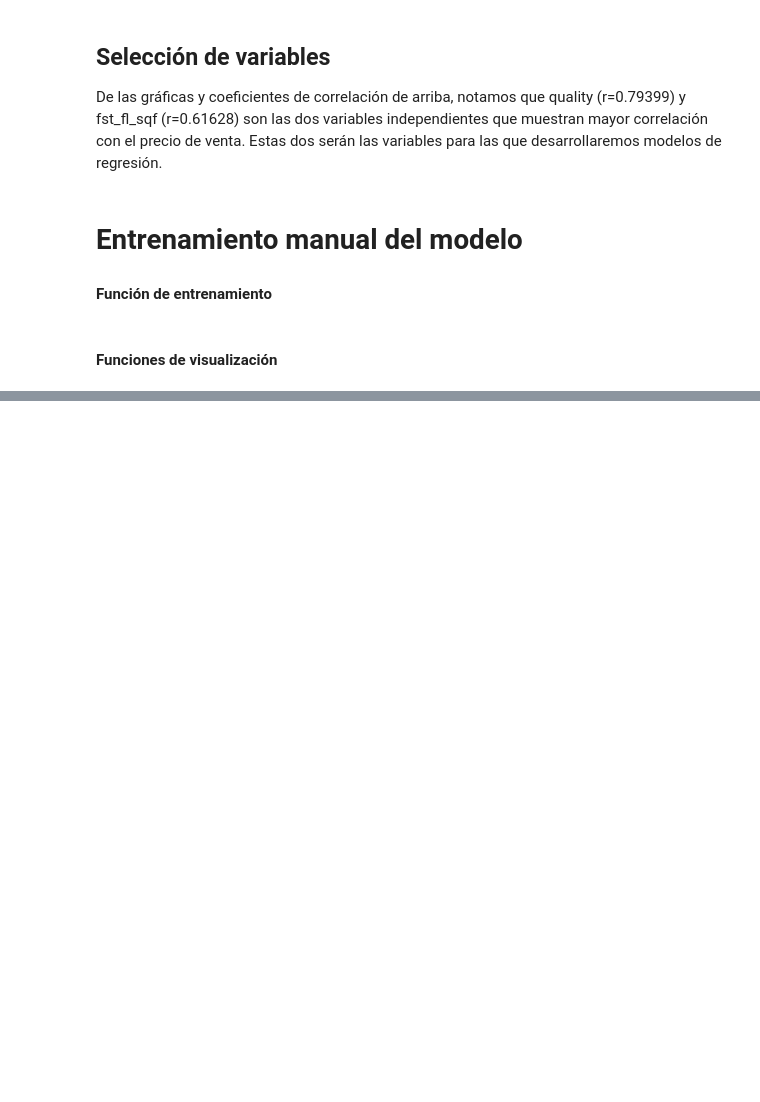
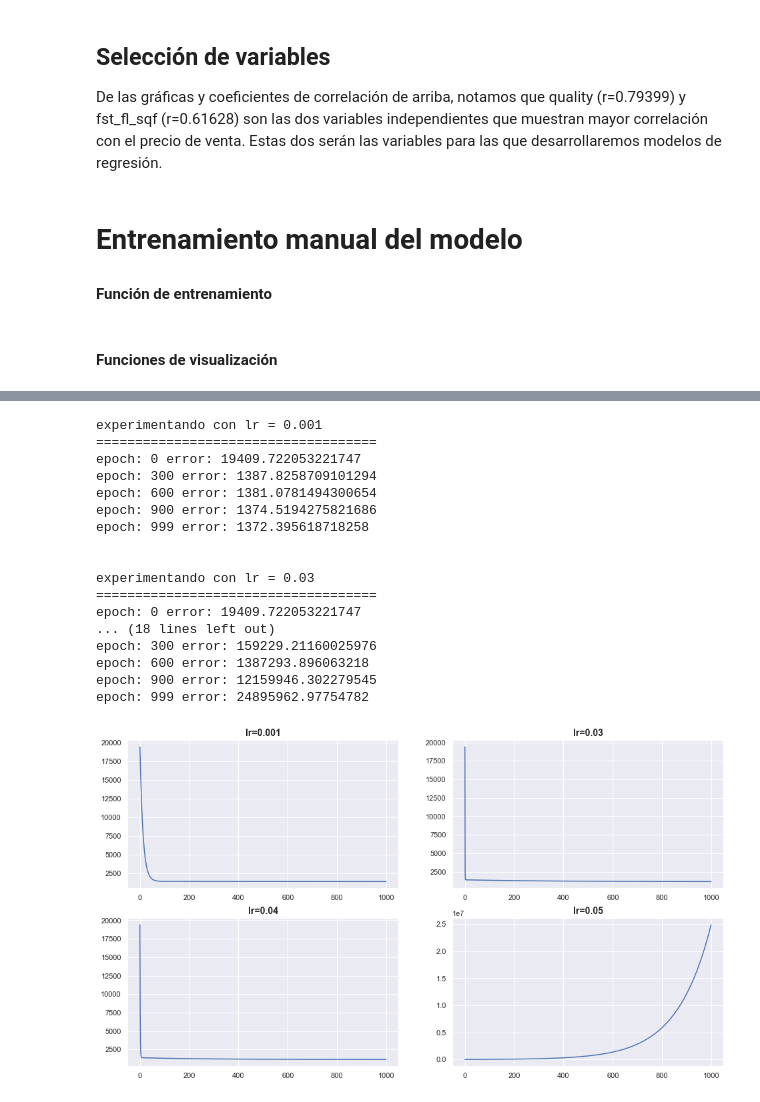
Before and after one commit to gallowstree/DS-Python-Project, a Jupyter notebook: main.ipynb, the cells around one changed output, grey strips where cells are left out. Saved outputs shown, nothing was run; the diff lists cells and outputs as text; code cells hidden in the pictures; blank space fills up the shorter version.

Commit message:
[master] manual model tuning

```diff
--- a/main.ipynb
+++ b/main.ipynb
@@ -179,5 +176,0 @@ def plot_model_progress(model_data, x, y, n, x_label=''):
-# %%
-model, errors = train(fst_fl_sqf, sale_price, 1000, 100, 0.03)
-
-plot_error(errors)
-plot_model_progress(model, fst_fl_sqf, sale_price, 200, 'thousands of square ft. in 1st floor')
@@ -197,0 +177,19 @@ epoch: 999 error: 1927.7352060007693
+# %%
+def try_lr_values(lr_values, variable, epochs=1000, error_report_rate=300):
+    cols = 2
+    num_plots = len(lr_values)
+    rows = math.ceil(num_plots / cols)
+
+    fig,ax = plt.subplots(rows, cols, figsize=(16,rows*cols*2.25))
+
+    for i,lr in enumerate(lr_values):
+        print('experimentando con lr =', lr)
+        print('====================================')
+        model, errors = train(variable, sale_price, epochs, error_report_rate, lr)
+        current_ax = ax[i // cols][i % cols]
+        current_ax.set_title('lr='+str(lr), weight='bold').set_fontsize(14)
+        plot_error(errors, current_ax)
+        print('\n')
+
+    if num_plots % cols != 0:
+        ax[-1][-(num_plots % cols)].axis('off')
@@ -197,0 +203,21 @@ epoch: 999 error: 1927.7352060007693
+# %%
+try_lr_values((0.001, 0.03, 0.04, 0.05), quality)
+# %% [output]
+experimentando con lr = 0.001
+====================================
+epoch: 0 error: 19409.722053221747
+epoch: 300 error: 1387.8258709101294
+epoch: 600 error: 1381.0781494300654
+epoch: 900 error: 1374.5194275821686
+epoch: 999 error: 1372.395618718258
+
+
+experimentando con lr = 0.03
+====================================
+epoch: 0 error: 19409.722053221747
+... (18 lines left out)
+epoch: 300 error: 159229.21160025976
+epoch: 600 error: 1387293.896063218
+epoch: 900 error: 12159946.302279545
+epoch: 999 error: 24895962.97754782
+[figure, added]
```
Also changed, not shown: parts of 14 cells of this notebook.
